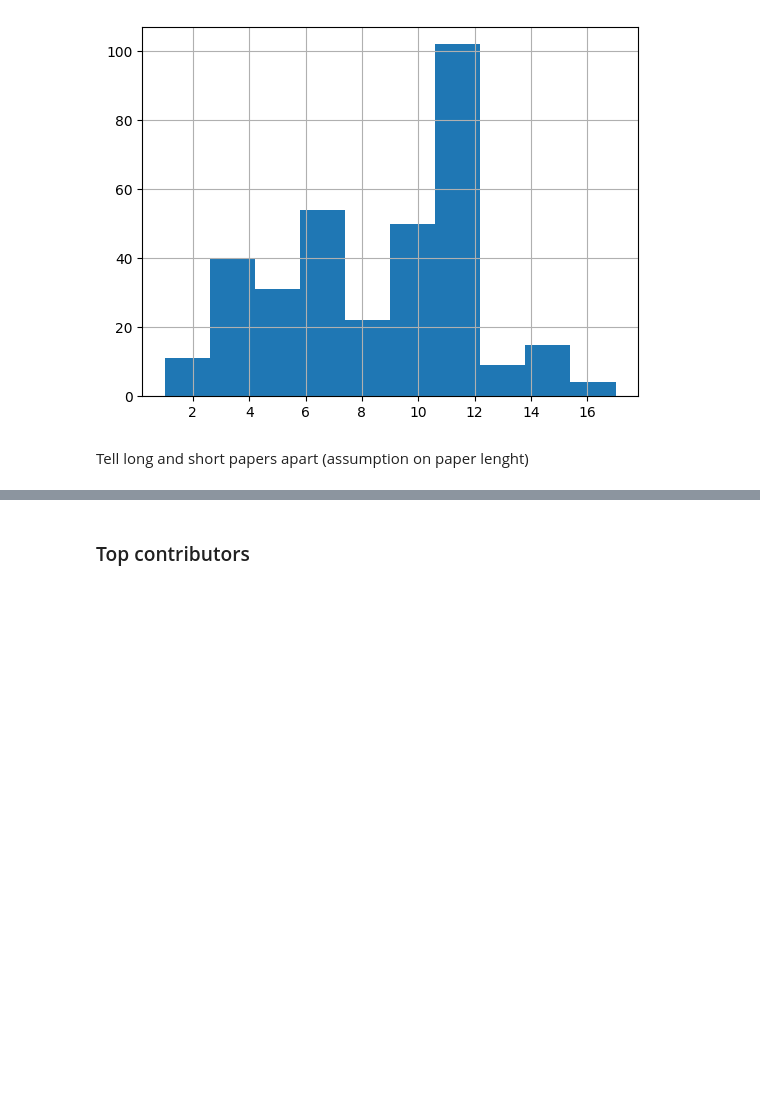
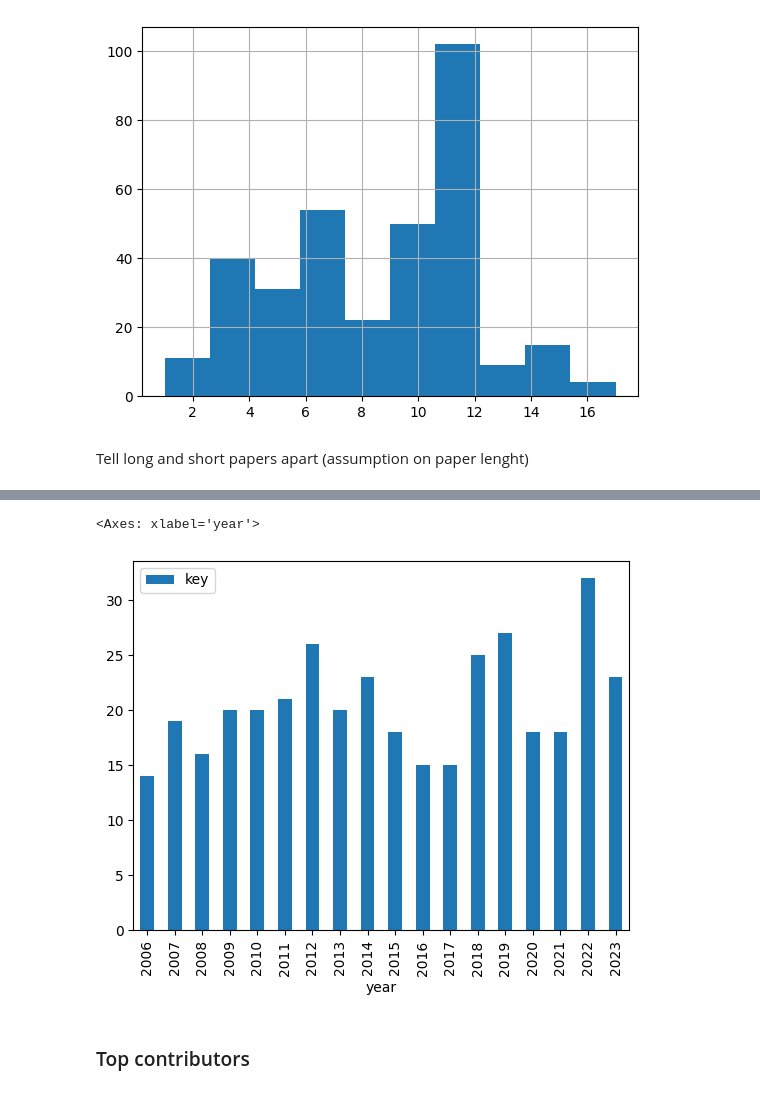
Before and after one commit to andremann/IRCDL-2024, a Jupyter notebook: notebooks/01-AM-exploration.ipynb, the cells around one changed output, grey strips where cells are left out. Cells and saved outputs as stored; diff of their text form; code cells hidden in the pictures; blank space fills up the shorter version.

Commit message:
added plots

```diff
--- a/notebooks/01-AM-exploration.ipynb
+++ b/notebooks/01-AM-exploration.ipynb
@@ -188,3 +211,8 @@ short.head()
+# %%
+papers.groupby('year')[['key']].count().plot.bar()
+# %% [output]
+<Axes: xlabel='year'>
+[figure, added]
 # %% [markdown]
 ### Top contributors
 # %% [markdown]
```
Also changed, not shown: parts of 10 cells of this notebook.
